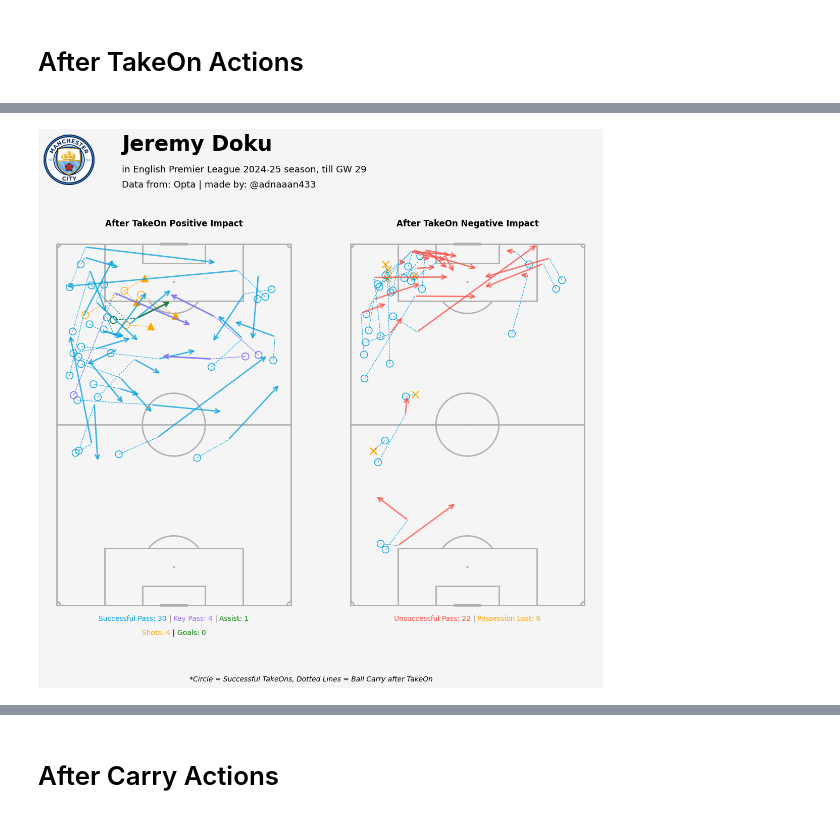
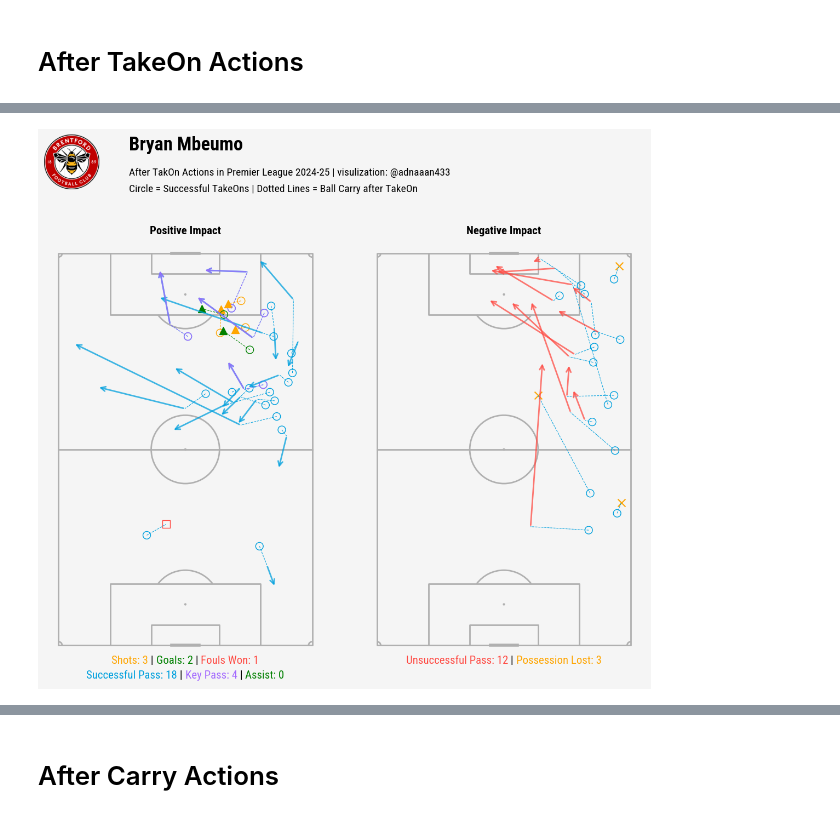
Before and after one commit to adnaaan433/EventData_VIZ, a Jupyter notebook: Player/after_dribble_actions.ipynb, the cells around one changed output, grey strips where cells are left out. Saved outputs shown, nothing was run; the diff lists cells and outputs as text; code cells hidden in the pictures.

```diff
--- a/Player/after_dribble_actions.ipynb
+++ b/Player/after_dribble_actions.ipynb
@@ -35,4 +35,6 @@ df = pd.read_csv(r"D:\FData\LaLiga_2024_25\laliga_till_gw38.csv")
+# %%
+df = pd.read_csv(r"D:\FData\All_Top_5_League\Championship_2024_25\event_data\Championship_2024_25_event_data.csv")
 # %%
-df = df[df['type']!='Carry'].reset_index(drop=True)
+df = df[~df['type'].isin(['Carry', 'BallRecovery', 'GoodSkill', 'Aerial'])].reset_index(drop=True)
 # %%
 df_teamNameId = pd.read_csv(r"D:\FData\club_teams_logo\teams_name_and_id.csv")
@@ -39,3 +48,8 @@ df_teamNameId = pd.read_csv(r"D:\FData\club_teams_logo\teams_name_and_id.csv")
+# %%
+font_path = "C:\Fonts\Roboto_Condensed\static\RobotoCondensed-Bold.ttf"
+custom_font = FontProperties(fname=font_path)
+font_path_thin = "C:\Fonts\Roboto_Condensed\static\RobotoCondensed-Regular.ttf"
+custom_font_thin = FontProperties(fname=font_path_thin)
 # %% [markdown]
 # After TakeOn Actions
 # %%
@@ -224,17 +234,16 @@ sorted_names
 # %%
 fig,axs = plt.subplots(1,2, figsize=(15,10), facecolor=bg_color)
-positive_action(axs[0], 'Jeremy Doku')
-ftmb_tid = negative_action(axs[1], 'Jeremy Doku')
+pname = 'Bryan Mbeumo'
+positive_action(axs[0], pname)
+ftmb_tid = negative_action(axs[1], pname)
 fig.subplots_adjust(wspace=0.001)
 
-fig.text(0.25, 1.05, 'Jeremy Doku', fontsize=30, fontweight='bold', va='center')
-fig.text(0.25, 1.00, 'in English Premier League 2024-25 season, till GW 29', fontsize=13, va='center')
-fig.text(0.25, 0.97, 'Data from: Opta | made by: @adnaaan433', fontsize=13, va='center')
-
-fig.text(0.5, -0.01, '*Circle = Successful TakeOns, Dotted Lines = Ball Carry after TakeOn', fontstyle='italic', ha='center', va='center')
+fig.text(0.25, 1.05, f'{pname}', fontsize=25, fontweight='bold', va='center', fontproperties=custom_font)
+fig.text(0.25, 1.00, 'After TakOn Actions in Premier League 2024-25 | visulization: @adnaaan433', fontsize=14, va='center', fontproperties=custom_font_thin)
+fig.text(0.25, 0.97, 'Circle = Successful TakeOns | Dotted Lines = Ball Carry after TakeOn', fontsize=14, va='center', fontproperties=custom_font_thin)
 
 himage = urlopen(f"https://images.fotmob.com/image_resources/logo/teamlogo/{ftmb_tid}.png")
 himage = Image.open(himage)
 ax_himage = add_image(himage, fig, left=0.13, bottom=0.97, width=0.1, height=0.1)
 # %% [output]
-[figure, old version]
+[figure, new version]
```
Also changed, not shown: parts of 28 cells of this notebook, 7 other files.
